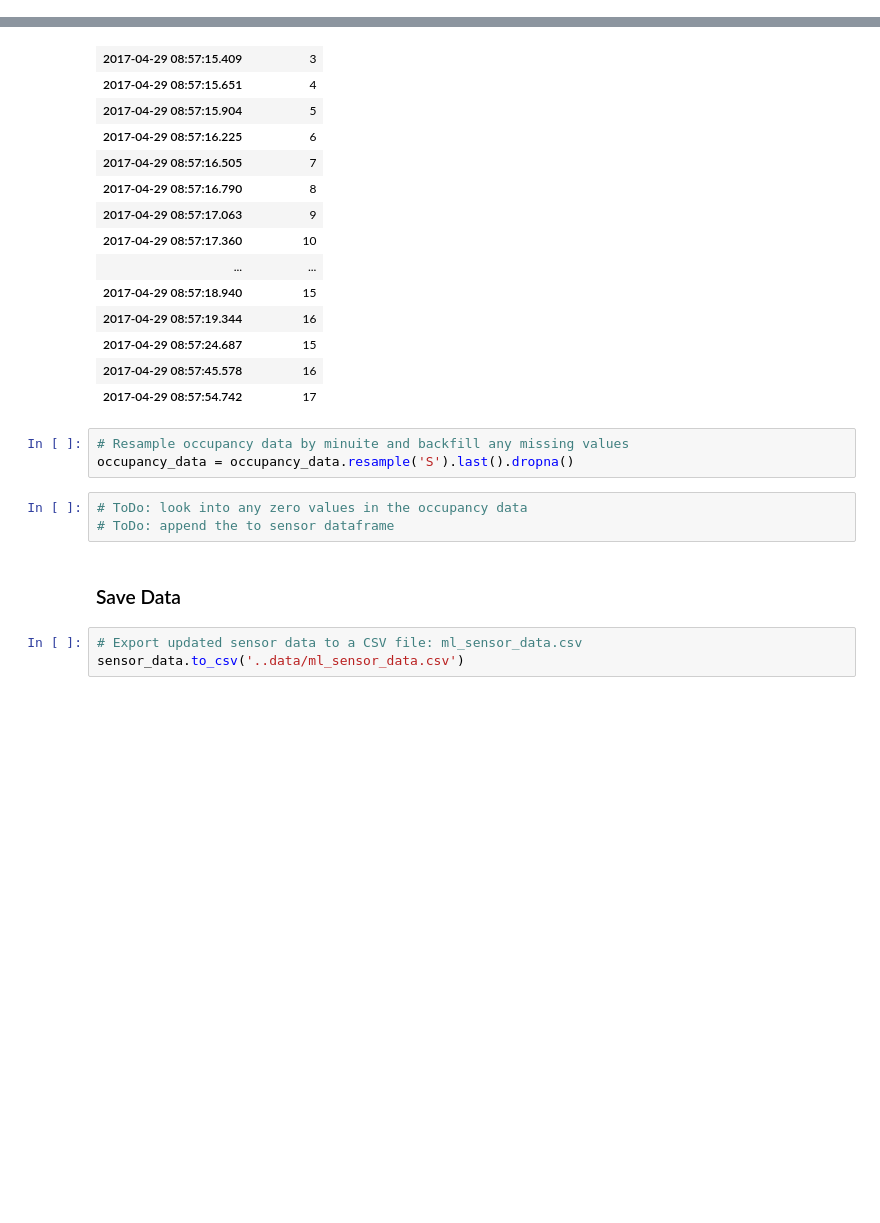
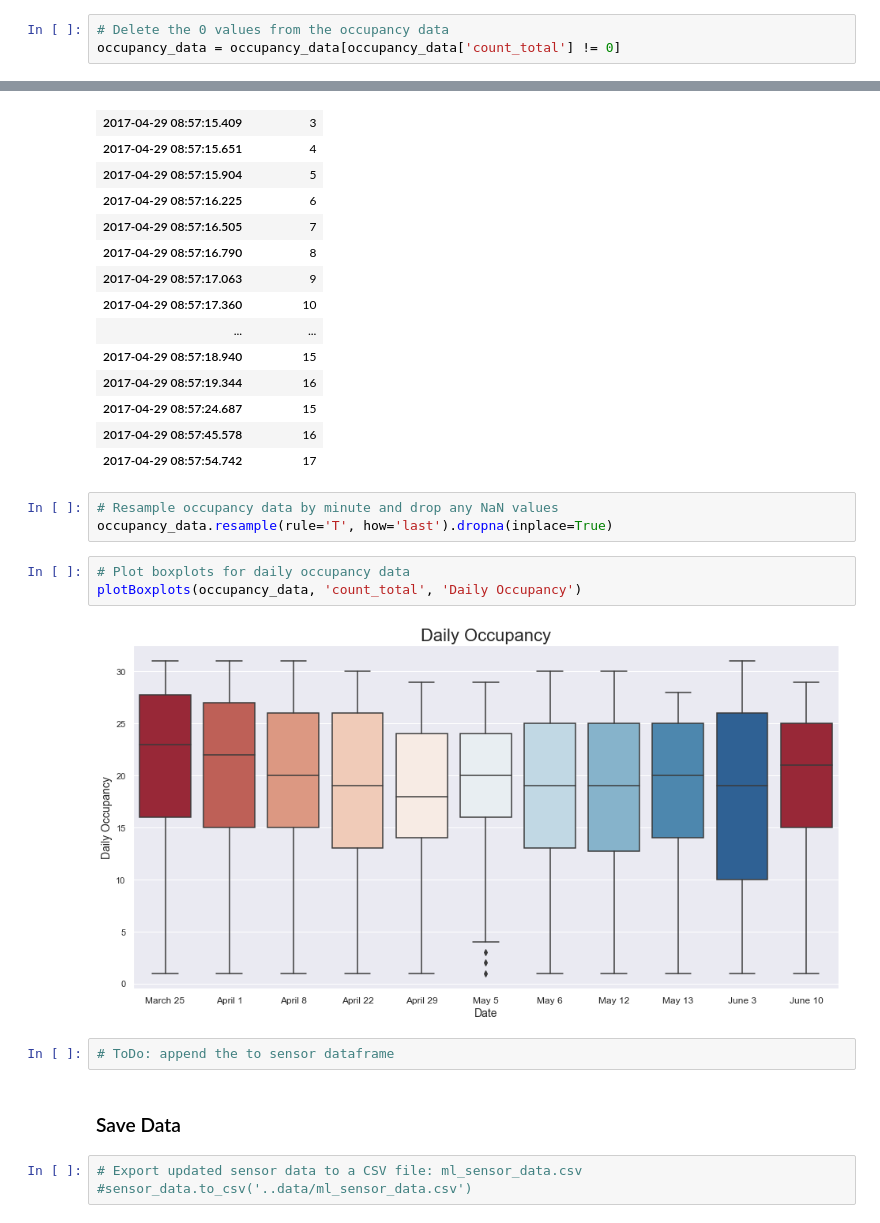
Before and after one commit to Kautumn06/classroom-occupancy, a Jupyter notebook: notebooks/DataWrangling.ipynb, the cells around one changed output, grey strips where cells are left out. Saved outputs shown, nothing was run; the diff lists cells and outputs as text; blank space fills up the shorter version.

```diff
--- a/notebooks/DataWrangling.ipynb
+++ b/notebooks/DataWrangling.ipynb
@@ -821,3 +851,6 @@ occupancy_data.drop(occupancy_data.loc['2017-03-18'].index, inplace=True)
+# %%
+# Delete the 0 values from the occupancy data
+occupancy_data = occupancy_data[occupancy_data['count_total'] != 0]
 # %% [markdown]
 Most often, when students were entering or leaving the classroom, a large number of them would do so at the same time. For example, when leaving for lunch or coming back from a break. Therefore, the Flask app kept track of changes in milliseconds.
 
@@ -845,13 +878,17 @@ occupancy_data['2017-04-29 08:57']
 | 2017-04-29 08:57:45.578 | 16 |
 | 2017-04-29 08:57:54.742 | 17 |
 # %%
-# Resample occupancy data by minuite and backfill any missing values
-occupancy_data = occupancy_data.resample('S').last().dropna()
+# Resample occupancy data by minute and drop any NaN values
+occupancy_data.resample(rule='T', how='last').dropna(inplace=True)
+# %%
+# Plot boxplots for daily occupancy data
+plotBoxplots(occupancy_data, 'count_total', 'Daily Occupancy')
+# %% [output]
+[figure, added]
 # %%
-# ToDo: look into any zero values in the occupancy data
 # ToDo: append the to sensor dataframe
 # %% [markdown]
 ### Save Data
 # %%
 # Export updated sensor data to a CSV file: ml_sensor_data.csv
-sensor_data.to_csv('..data/ml_sensor_data.csv')
+#sensor_data.to_csv('..data/ml_sensor_data.csv')
```
Also changed, not shown: parts of 7 cells of this notebook.
